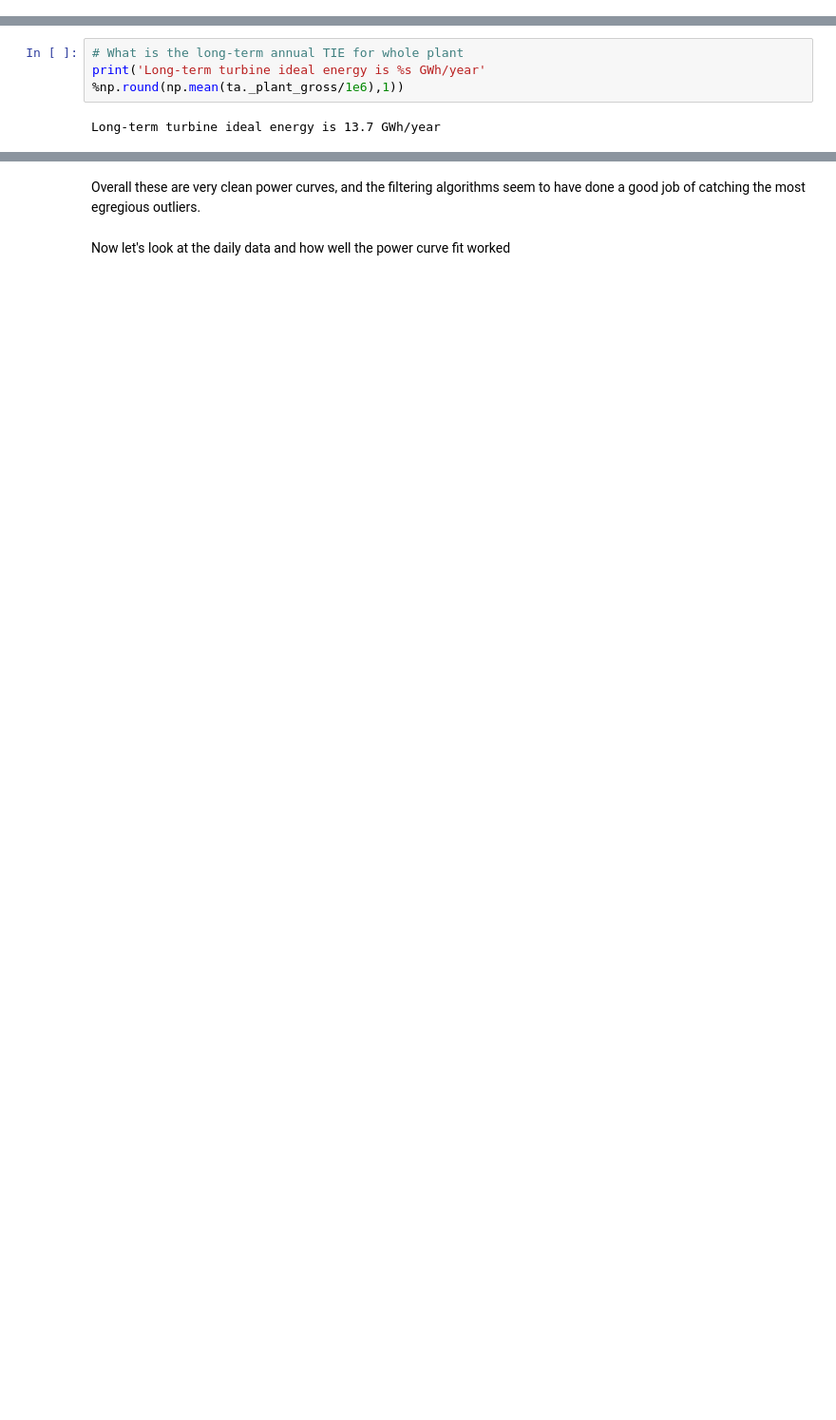
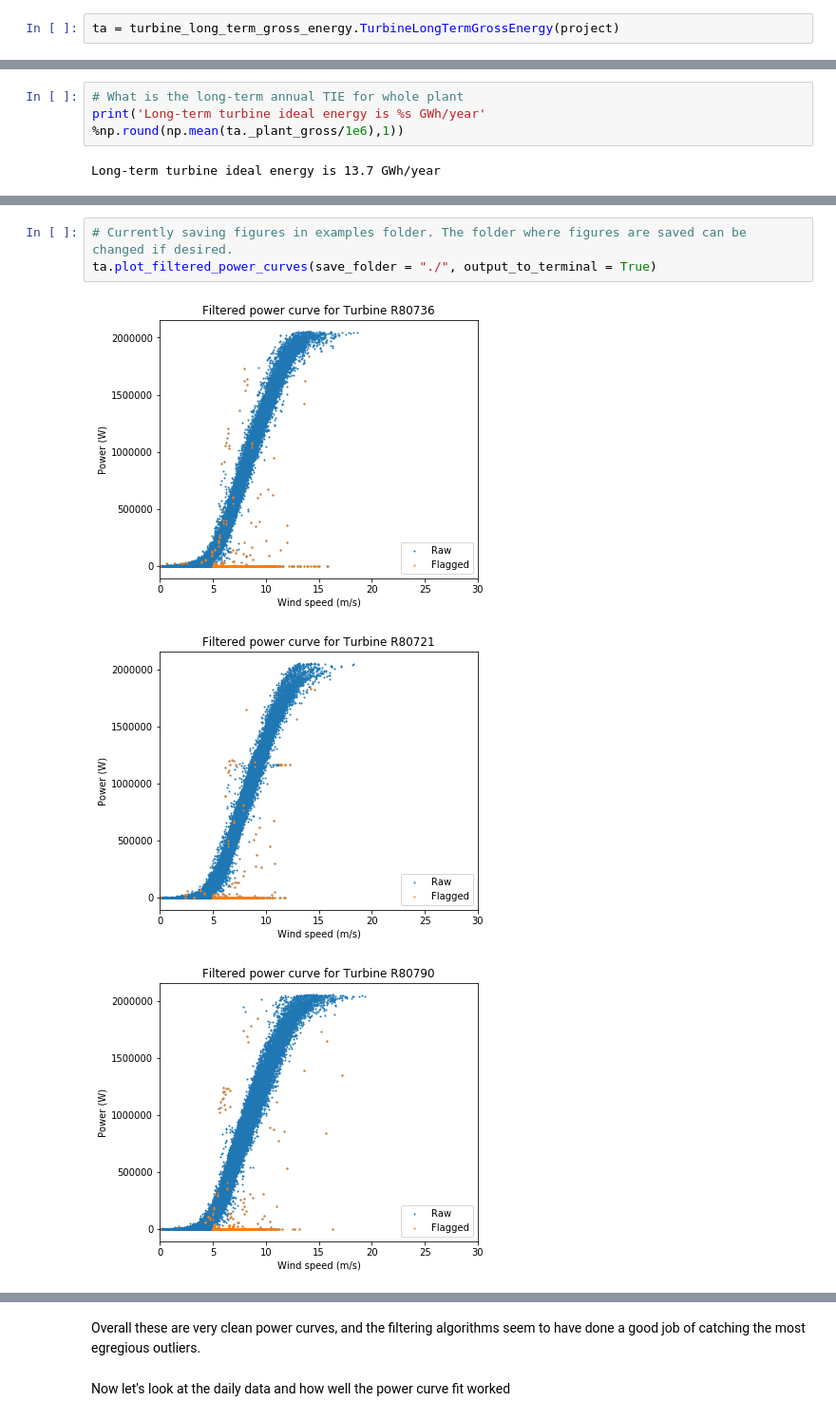
Before and after one commit to NREL/OpenOA, a Jupyter notebook: examples/03_turbine_ideal_energy.ipynb, the cells around one changed output, grey strips where cells are left out. Shown: that part at 95% size. Saved outputs shown, nothing was run; the diff lists cells and outputs as text; blank space fills up the shorter version.

```diff
--- a/examples/03_turbine_ideal_energy.ipynb
+++ b/examples/03_turbine_ideal_energy.ipynb
@@ -62,0 +58,2 @@ INFO:operational_analysis.methods.turbine_long_term_gross_energy:Processing SCAD
+# %%
+ta = turbine_long_term_gross_energy.TurbineLongTermGrossEnergy(project)
@@ -123,0 +119,7 @@ ta.plot_filtered_power_curves(save_folder = "/Users/moptis/Documents/temp/", out
+# %%
+# Currently saving figures in examples folder. The folder where figures are saved can be changed if desired.
+ta.plot_filtered_power_curves(save_folder = "./", output_to_terminal = True)
+# %% [output]
+[figure, added]
+[figure, added]
+[figure, added]
```
Also changed, not shown: parts of 32 cells of this notebook.
